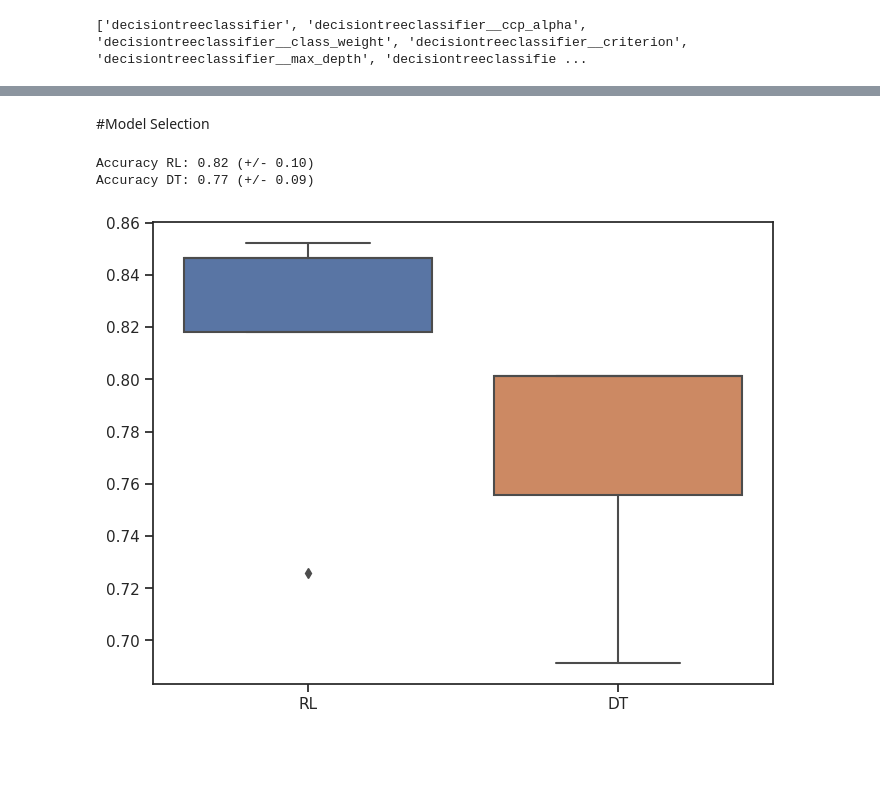
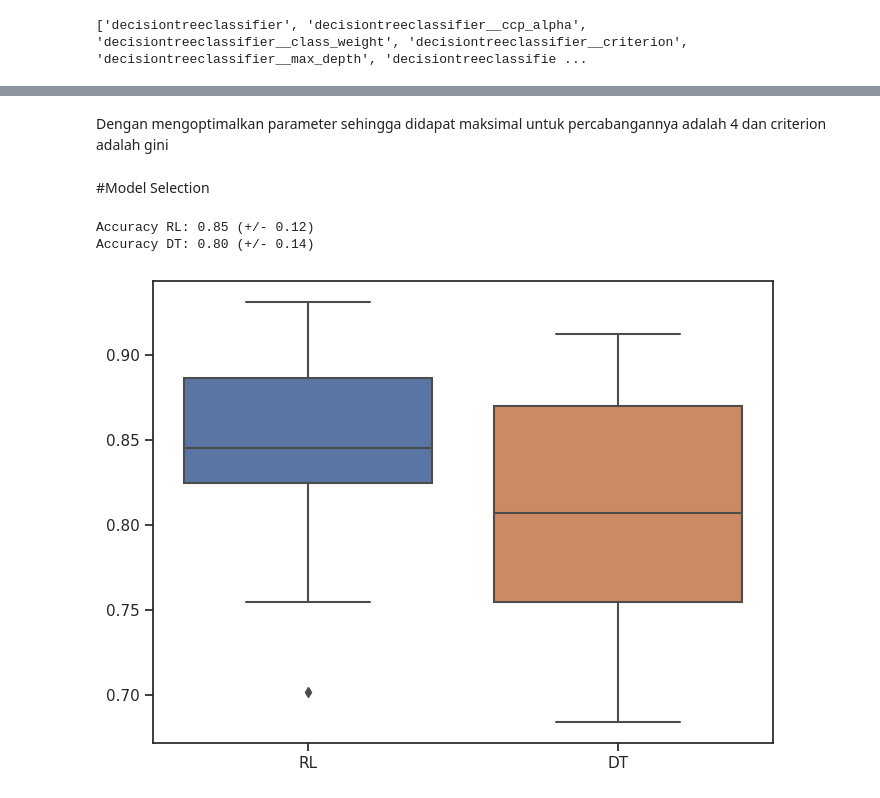
Before and after one commit to ilman79/PelatihanBNSP, a Jupyter notebook: Assesment_BNSP_Ilman_Gifari.ipynb, the cells around one changed output, grey strips where cells are left out. Drawn from its saved outputs; the diff is of its cells as text; code cells hidden in the pictures; blank space fills up the shorter version.

```diff
--- a/Assesment_BNSP_Ilman_Gifari.ipynb
+++ b/Assesment_BNSP_Ilman_Gifari.ipynb
@@ -684,24 +729,26 @@ print(dtree_gscv.best_params_)
+# %% [markdown]
+Dengan mengoptimalkan parameter sehingga didapat maksimal untuk percabangannya adalah 4 dan criterion adalah gini
 # %% [markdown]
 #Model Selection
 # %%
-kCV = 5 # Aslinya usahakan 10, idealnya 30 ... mengapa?
+kCV = 15 # Aslinya usahakan 10, idealnya 30 ... mengapa?
 # Menggunakan parameter optimal
 RL_opt = LogisticRegression(solver= 'newton-cg')
 DT_opt = tree.DecisionTreeClassifier(criterion='entropy', max_depth=10, random_state=0)
 
 # Melakukan Cross Validasi
 models = ['RL', 'DT']
 RL_score = cross_val_score(RL_opt, predictor, target, cv=kCV, scoring='accuracy', n_jobs=-2, verbose=0)
 DT_score = cross_val_score(DT_opt, predictor, target, cv=kCV, scoring='accuracy', n_jobs=-2, verbose=0)
 scores = [RL_score, DT_score]
 
 data = {m:s for m,s in zip(models, scores)}
 for name in data.keys():
     print("Accuracy %s: %0.2f (+/- %0.2f)" % (name, data[name].mean(), data[name].std() * 2))
 
 fig, ax = plt.subplots(1, 1, figsize=(8, 6))
 p = sns.boxplot(data=pd.DataFrame(data), ax=ax)
 # %% [output]
-Accuracy RL: 0.82 (+/- 0.10)
-Accuracy DT: 0.77 (+/- 0.09)
+Accuracy RL: 0.85 (+/- 0.12)
+Accuracy DT: 0.80 (+/- 0.14)
-[figure, old version]
+[figure, new version]
```
Also changed, not shown: parts of 53 cells of this notebook.
